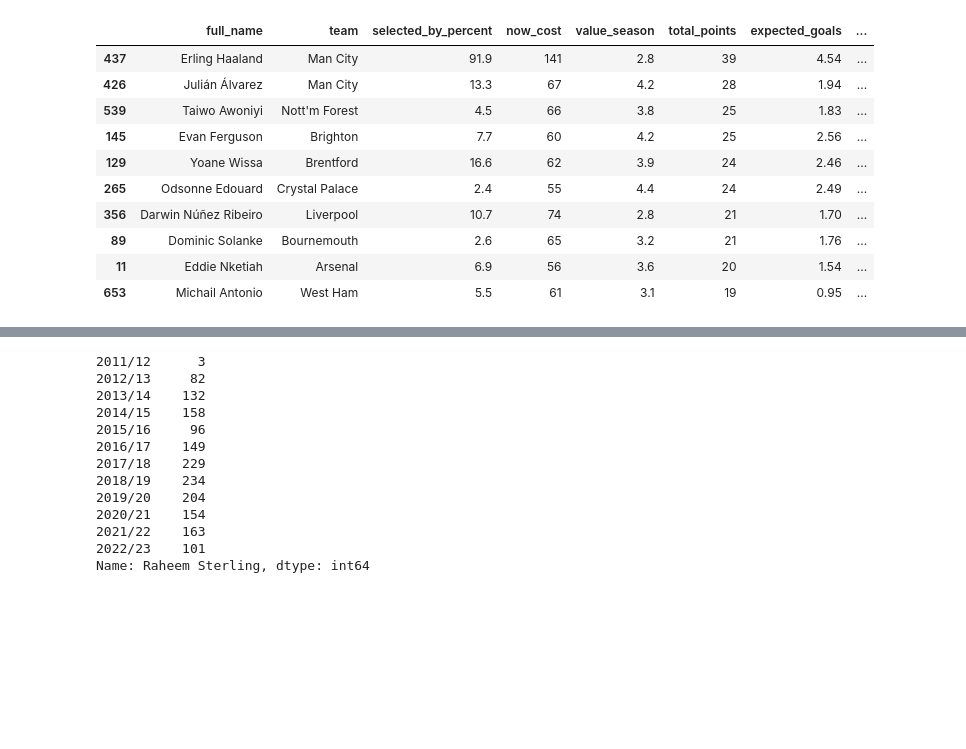
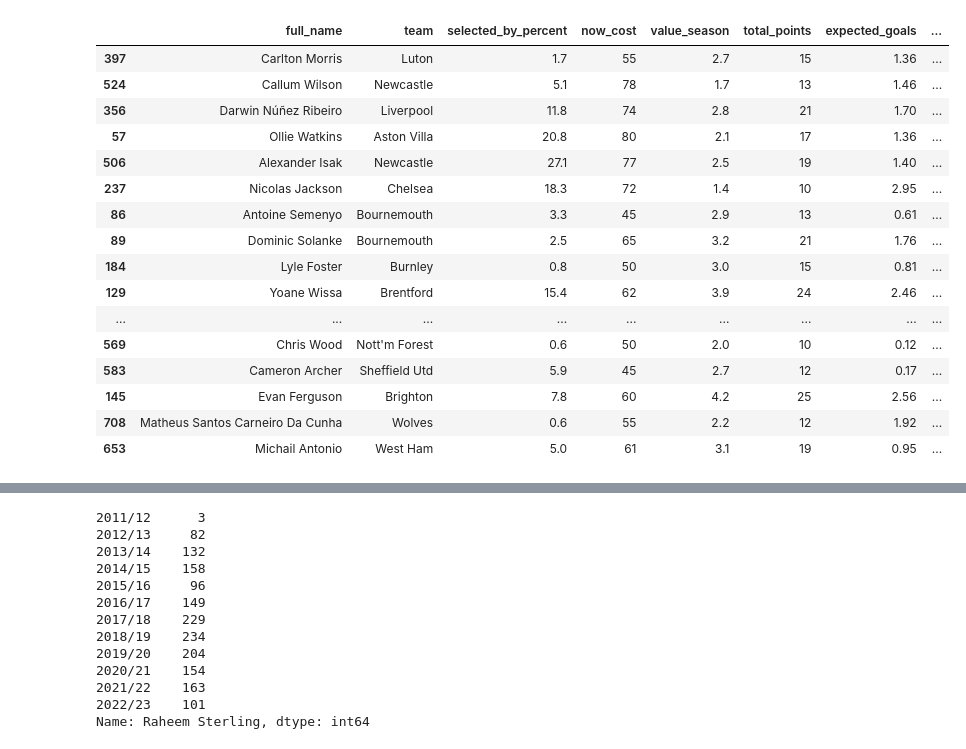
Before and after one commit to geirfreysson/fpl, a Jupyter notebook: gw5.ipynb, the cells around one changed output, grey strips where cells are left out. Cells and saved outputs as stored; diff of their text form; code cells hidden in the pictures; blank space fills up the shorter version.

```diff
--- a/gw5.ipynb
+++ b/gw5.ipynb
@@ -7,18 +7,24 @@ global PLAYER_IDS
 PLAYER_IDS = elements_df[['full_name', 'id']].set_index('full_name').to_dict()['id']
 # %%
 forwards = elements_df[(elements_df['minutes']>0) & (elements_df['element_type']==4)].sort_values(by='total_points', ascending=False)[PLAYER_COLS].head(20)
-forwards['difficulty'] = forwards['full_name'].apply(lambda x: difficulty_range(PLAYER_IDS[x], end_gameweek=3, gwrange=1))
-forwards[:10]
+forwards['difficulty'] = forwards['full_name'].apply(lambda x: np.mean(difficulty_range(PLAYER_IDS[x], gwrange=1)))
+forwards[:20].sort_values(by='difficulty')
 # %% [output]
 |  | full_name | team | selected_by_percent | now_cost | value_season | total_points | expected_goals | ... |
-| 437 | Erling Haaland | Man City | 91.9 | 141 | 2.8 | 39 | 4.54 | ... |
-| 426 | Julián Álvarez | Man City | 13.3 | 67 | 4.2 | 28 | 1.94 | ... |
-| 539 | Taiwo Awoniyi | Nott'm Forest | 4.5 | 66 | 3.8 | 25 | 1.83 | ... |
-| 145 | Evan Ferguson | Brighton | 7.7 | 60 | 4.2 | 25 | 2.56 | ... |
-| 129 | Yoane Wissa | Brentford | 16.6 | 62 | 3.9 | 24 | 2.46 | ... |
-| 265 | Odsonne Edouard | Crystal Palace | 2.4 | 55 | 4.4 | 24 | 2.49 | ... |
-| 356 | Darwin Núñez Ribeiro | Liverpool | 10.7 | 74 | 2.8 | 21 | 1.70 | ... |
-| 89 | Dominic Solanke | Bournemouth | 2.6 | 65 | 3.2 | 21 | 1.76 | ... |
-| 11 | Eddie Nketiah | Arsenal | 6.9 | 56 | 3.6 | 20 | 1.54 | ... |
-| 653 | Michail Antonio | West Ham | 5.5 | 61 | 3.1 | 19 | 0.95 | ... |
+| 397 | Carlton Morris | Luton | 1.7 | 55 | 2.7 | 15 | 1.36 | ... |
+| 524 | Callum Wilson | Newcastle | 5.1 | 78 | 1.7 | 13 | 1.46 | ... |
+| 356 | Darwin Núñez Ribeiro | Liverpool | 11.8 | 74 | 2.8 | 21 | 1.70 | ... |
+| 57 | Ollie Watkins | Aston Villa | 20.8 | 80 | 2.1 | 17 | 1.36 | ... |
+| 506 | Alexander Isak | Newcastle | 27.1 | 77 | 2.5 | 19 | 1.40 | ... |
+| 237 | Nicolas Jackson | Chelsea | 18.3 | 72 | 1.4 | 10 | 2.95 | ... |
+| 86 | Antoine Semenyo | Bournemouth | 3.3 | 45 | 2.9 | 13 | 0.61 | ... |
+| 89 | Dominic Solanke | Bournemouth | 2.5 | 65 | 3.2 | 21 | 1.76 | ... |
+| 184 | Lyle Foster | Burnley | 0.8 | 50 | 3.0 | 15 | 0.81 | ... |
+| 129 | Yoane Wissa | Brentford | 15.4 | 62 | 3.9 | 24 | 2.46 | ... |
+| ... | ... | ... | ... | ... | ... | ... | ... | ... |
+| 569 | Chris Wood | Nott'm Forest | 0.6 | 50 | 2.0 | 10 | 0.12 | ... |
+| 583 | Cameron Archer | Sheffield Utd | 5.9 | 45 | 2.7 | 12 | 0.17 | ... |
+| 145 | Evan Ferguson | Brighton | 7.8 | 60 | 4.2 | 25 | 2.56 | ... |
+| 708 | Matheus Santos Carneiro Da Cunha | Wolves | 0.6 | 55 | 2.2 | 12 | 1.92 | ... |
+| 653 | Michail Antonio | West Ham | 5.0 | 61 | 3.1 | 19 | 0.95 | ... |
 # %%
```
Also changed, not shown: parts of 23 cells of this notebook, 5 other files.
